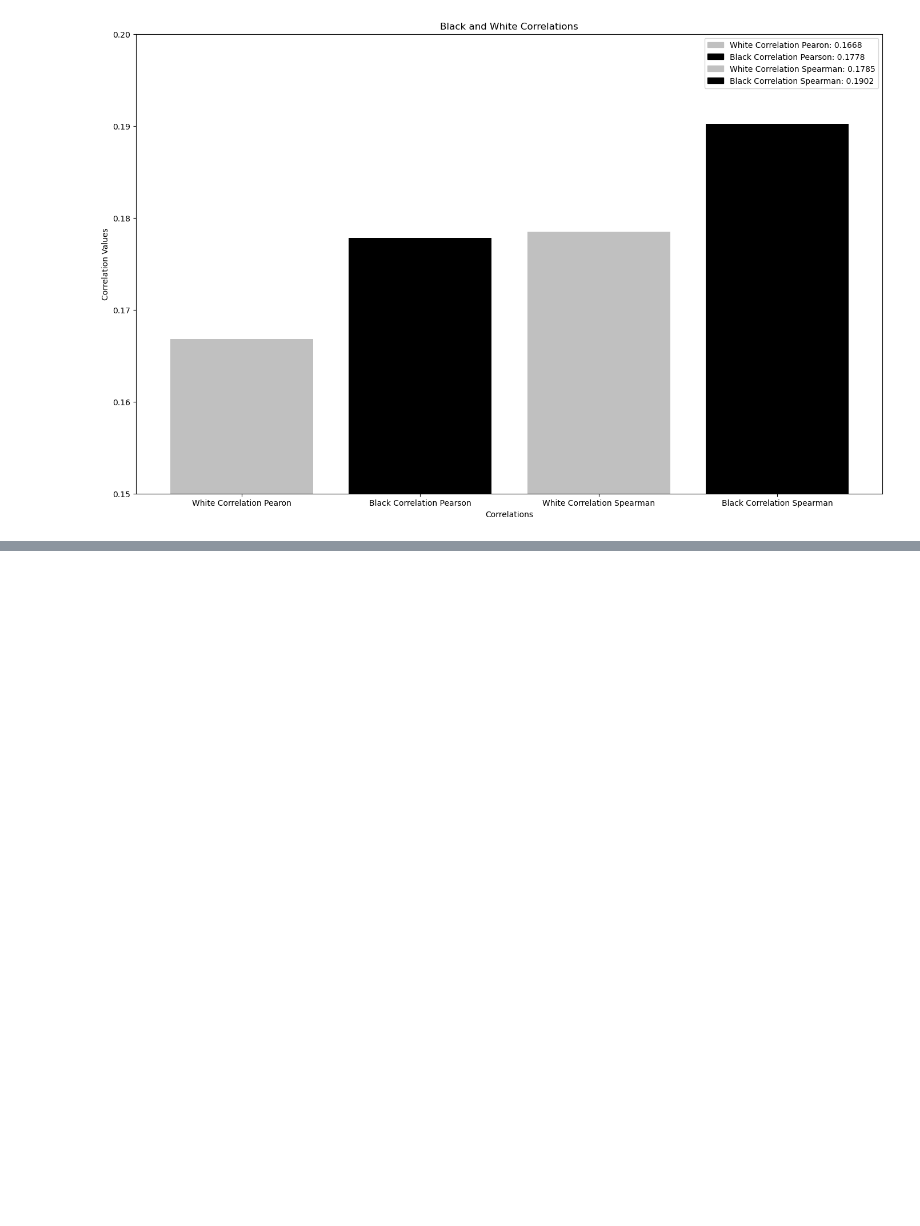
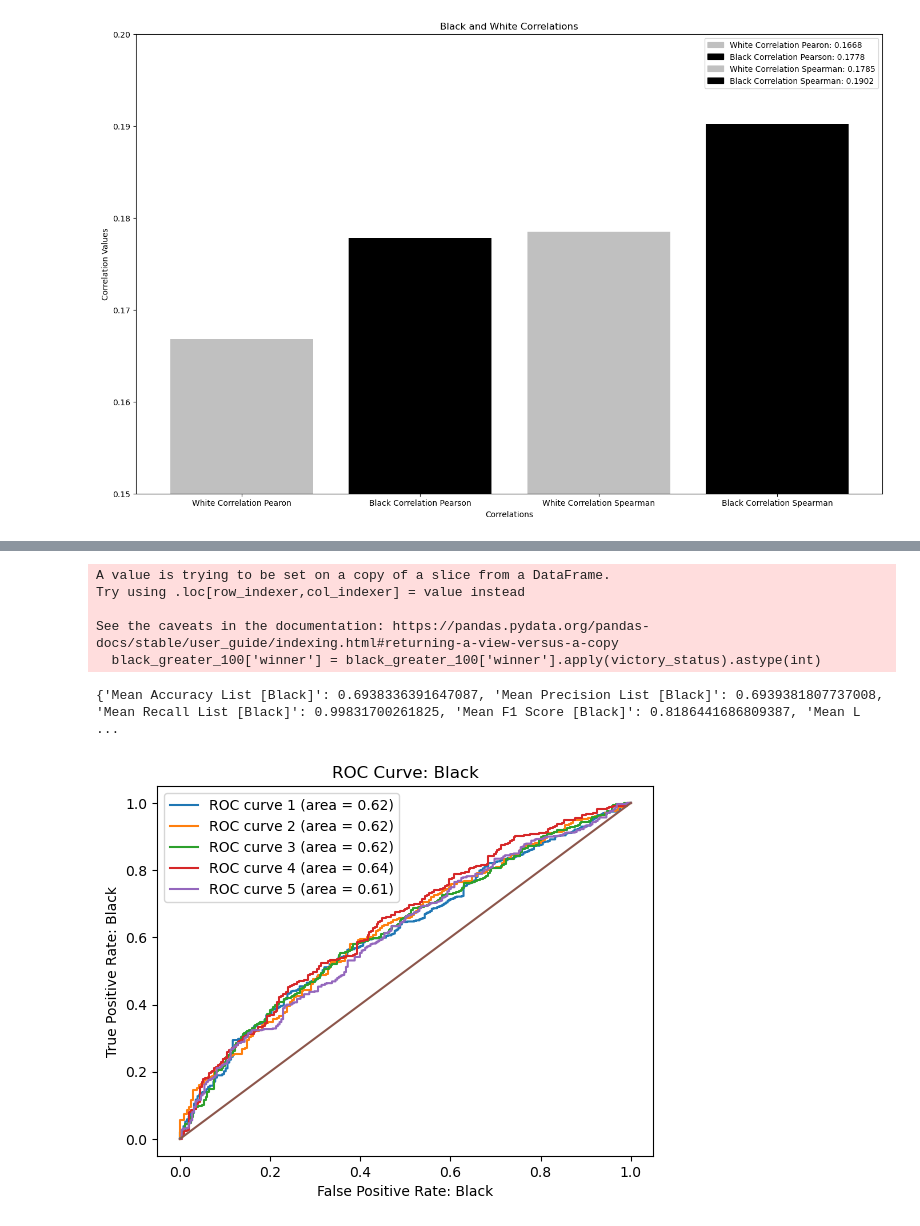
Before and after one commit to mbrann2/chess_games, a Jupyter notebook: notebooks/final_functions.ipynb, the cells around one changed output, grey strips where cells are left out. Cells and saved outputs as stored; diff of their text form; code cells hidden in the pictures; blank space fills up the shorter version.

```diff
--- a/notebooks/final_functions.ipynb
+++ b/notebooks/final_functions.ipynb
@@ -182,0 +196,13 @@ Length: 1334, dtype: int64}
+# %%
+# Logistic Regression for black with 5 folds to determine true positive rate, or probability of detection, as a fucntion of false positive rate, or probability of false alarm.
+# Also, across all 5 folds, the average accuracy, precision, recall, F1 Score, and log loss were determined for black.
+
+black_log_reg = chess.test_train_black(chess_df, path='../images/roc_curve_black.png')
+# %% [output]
+A value is trying to be set on a copy of a slice from a DataFrame.
+Try using .loc[row_indexer,col_indexer] = value instead
+
+See the caveats in the documentation: https://pandas.pydata.org/pandas-docs/stable/user_guide/indexing.html#returning-a-view-versus-a-copy
+  black_greater_100['winner'] = black_greater_100['winner'].apply(victory_status).astype(int)
+{'Mean Accuracy List [Black]': 0.6938336391647087, 'Mean Precision List [Black]': 0.6939381807737008, 'Mean Recall List [Black]': 0.99831700261825, 'Mean F1 Score [Black]': 0.8186441686809387, 'Mean L ...
+[figure, added]
```
Also changed, not shown: parts of 1 cell of this notebook, 4 other files.
